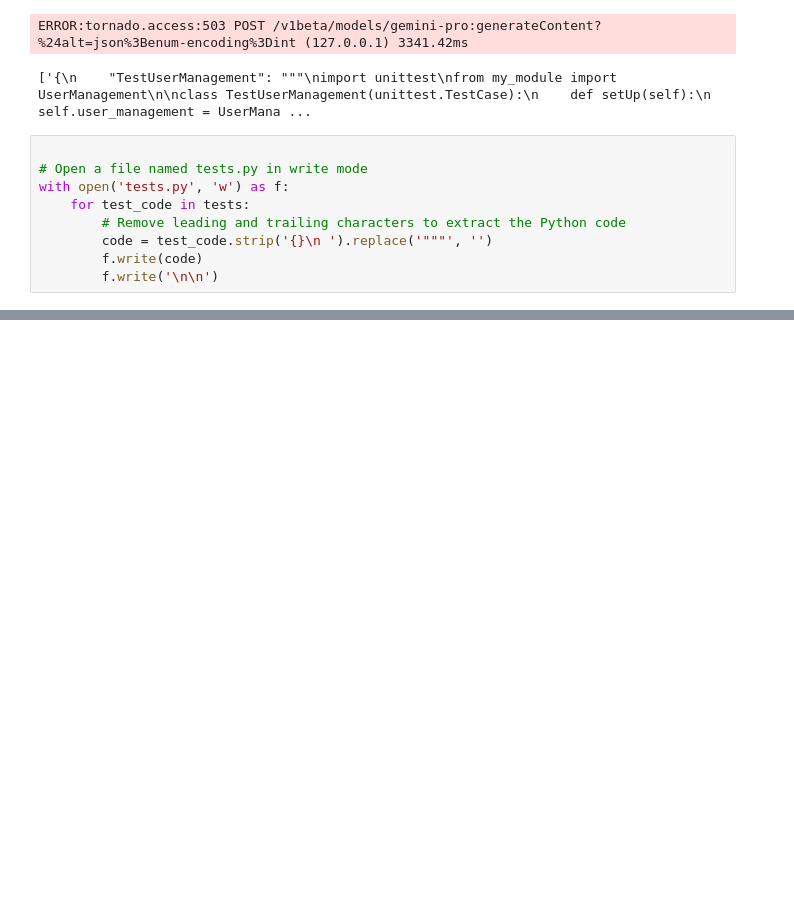
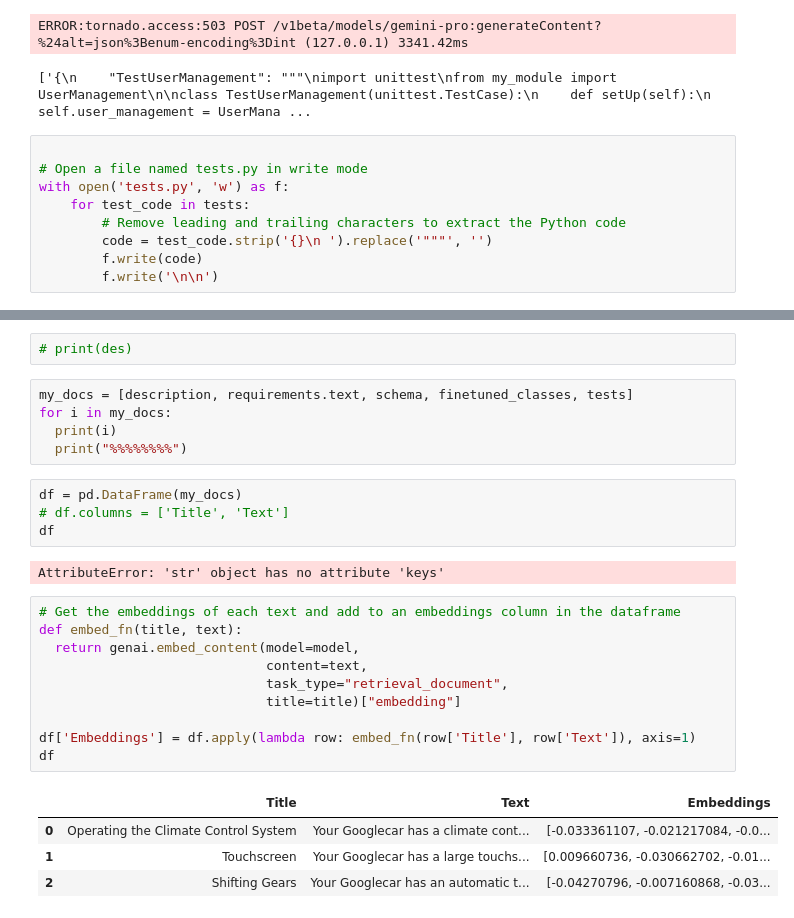
Before and after one commit to treezy254/Data-science, a Jupyter notebook: v2.ipynb, the cells around one changed output, grey strips where cells are left out. Drawn from its saved outputs; the diff is of its cells as text; blank space fills up the shorter version.

```diff
--- a/v2.ipynb
+++ b/v2.ipynb
@@ -1013,0 +1047,28 @@ NameError: name 'r' is not defined
+# %%
+# print(des)
+# %%
+my_docs = [description, requirements.text, schema, finetuned_classes, tests]
+for i in my_docs:
+  print(i)
+  print("%%%%%%%%")
+# %%
+df = pd.DataFrame(my_docs)
+# df.columns = ['Title', 'Text']
+df
+# %% [output]
+AttributeError: 'str' object has no attribute 'keys'
+# %%
+# Get the embeddings of each text and add to an embeddings column in the dataframe
+def embed_fn(title, text):
+  return genai.embed_content(model=model,
+                             content=text,
+                             task_type="retrieval_document",
+                             title=title)["embedding"]
+
+df['Embeddings'] = df.apply(lambda row: embed_fn(row['Title'], row['Text']), axis=1)
+df
+# %% [output]
+|  | Title | Text | Embeddings |
+| 0 | Operating the Climate Control System | Your Googlecar has a climate cont... | [-0.033361107, -0.021217084, -0.0... |
+| 1 | Touchscreen | Your Googlecar has a large touchs... | [0.009660736, -0.030662702, -0.01... |
+| 2 | Shifting Gears | Your Googlecar has an automatic t... | [-0.04270796, -0.007160868, -0.03... |
```
Also changed, not shown: parts of 12 cells of this notebook.
